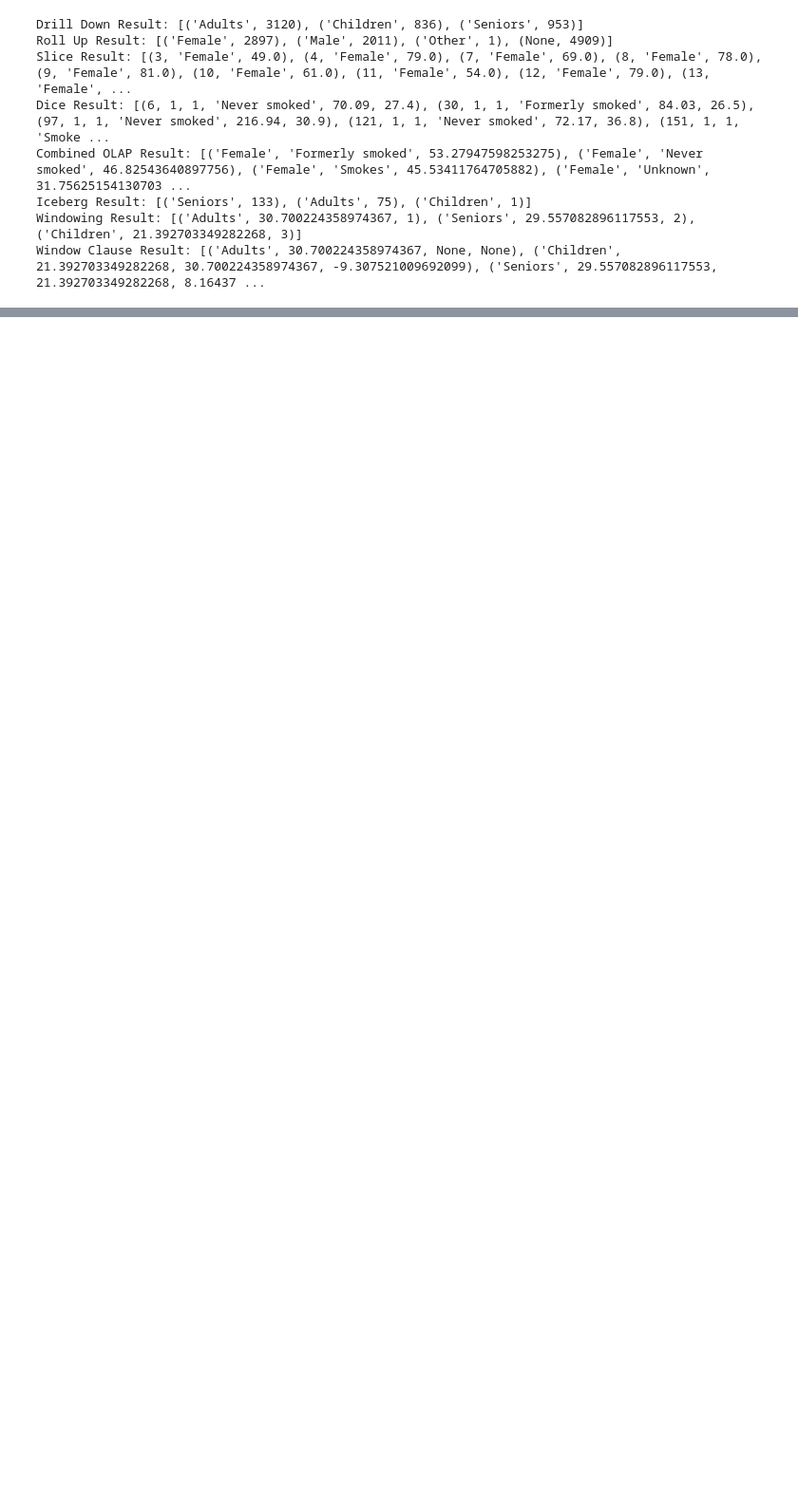
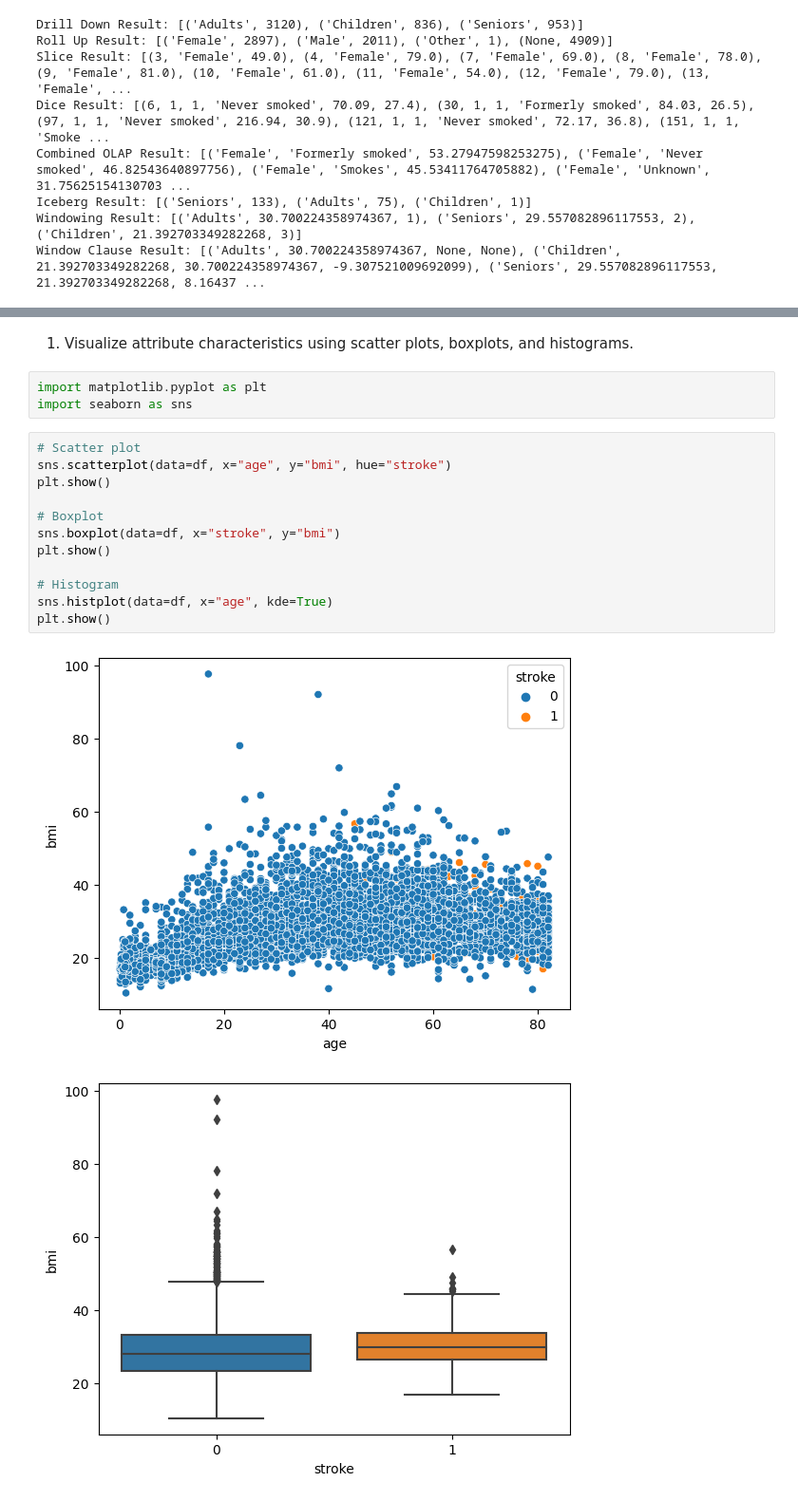
Before and after one commit to Hamid-0/CSI4142_DataStaging, a Jupyter notebook: Data Staging.ipynb, the cells around one changed output, grey strips where cells are left out. Shown: that part at 95% size. Cells and saved outputs as stored; diff of their text form; blank space fills up the shorter version.

```diff
--- a/Data Staging.ipynb
+++ b/Data Staging.ipynb
@@ -396,0 +399,20 @@ Window Clause Result: [('Adults', 30.700224358974367, None, None), ('Children',
+# %% [markdown]
+1) Visualize attribute characteristics using scatter plots, boxplots, and histograms.
+# %%
+import matplotlib.pyplot as plt
+import seaborn as sns
+# %%
+# Scatter plot
+sns.scatterplot(data=df, x="age", y="bmi", hue="stroke")
+plt.show()
+
+# Boxplot
+sns.boxplot(data=df, x="stroke", y="bmi")
+plt.show()
+
+# Histogram
+sns.histplot(data=df, x="age", kde=True)
+plt.show()
+# %% [output]
+[figure, added]
+[figure, added]
```
Also changed, not shown: parts of 10 cells of this notebook.
